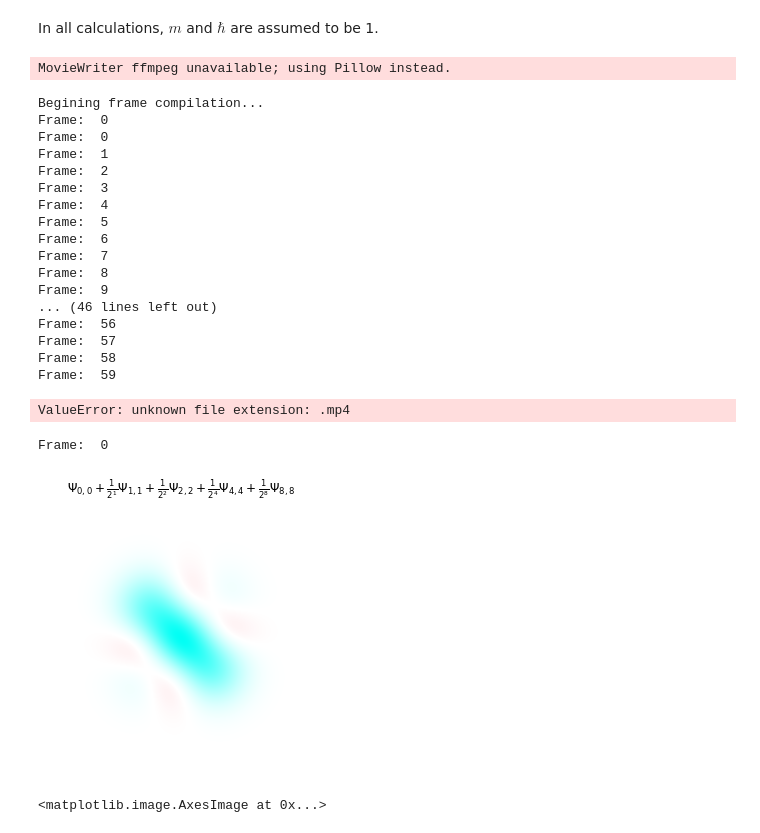
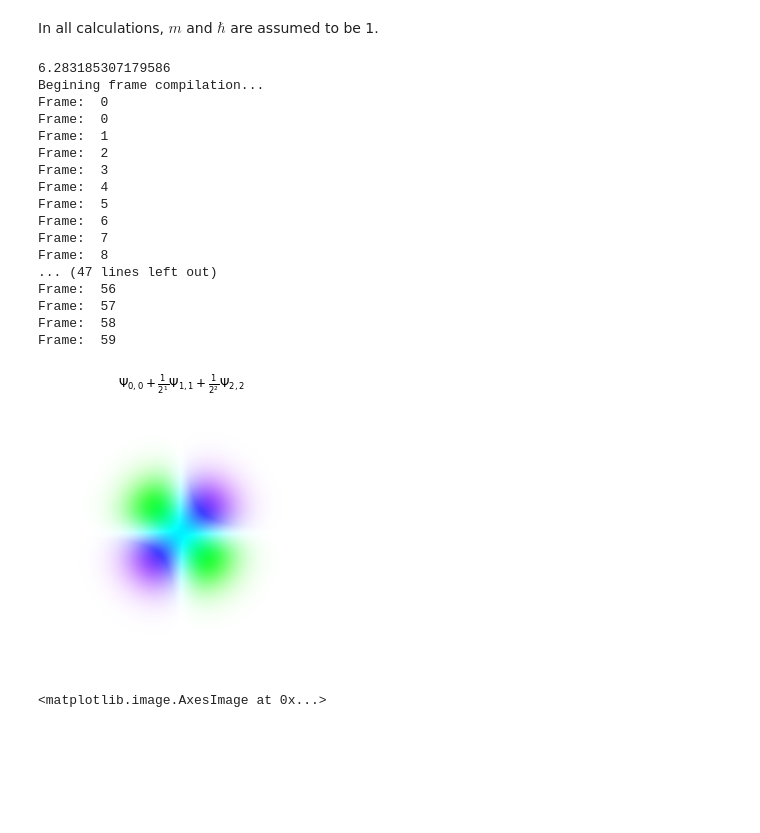
Before and after one commit to Sean-Ericson/WavefunctionPlotting, a Jupyter notebook: Wavefunction_Plotting.ipynb, the cells around one changed output. Saved outputs shown, nothing was run; the diff lists cells and outputs as text; code cells hidden in the pictures; blank space fills up the shorter version.

```diff
--- a/Wavefunction_Plotting.ipynb
+++ b/Wavefunction_Plotting.ipynb
@@ -15,15 +16,7 @@ from functools import reduce
 # %% [markdown]
 In all calculations, $m$ and $\hbar$ are assumed to be 1.
 # %%
-def Superpos_1D(func, x, t, coeff, qn, param=None):
-    param = {} if param is None else param
-    norm = np.linalg.norm(coeff)
-    return np.sum([c * func(x, t, n, **param) for c,n in zip(coeff, qn)], axis=0) / norm
 
-def Superpos_2D(func, x, y, t, coeff, qn, param=None):
-    param = {} if param is None else param
-    norm = np.linalg.norm(coeff)
-    return np.sum([c * func(x, y, t, qn, **param) for c, qn in zip(coeff, qn)], axis=0) / norm
 
 def Superpos_Period(energy_func, qn, param={}, epsilon=1e-5):
     def gcd(a, b):
@@ -561,55 +403,54 @@ plot_options = {
 #Wavefunction_Animation_1D(wavefunc, acc, x_range, t_range, frames, fname, plot_options)
 # %%
 # 2D Harmonic Oscillator
-quantum_numbers = [(0,0), (1,1), (2,2)]
-coeff = [1, 1/2, 1/4]
+quantum_numbers = [(0,0), (1,1)]
+coeff = [1, -1j]
 x_range = [-5,5]
 y_range = x_range
-omegas = (1,2)
-t_range = [0, Superpos_Period(HO_Eigenstate_2D_Energy, quantum_numbers)]
+omegas = (1,1)
+T = HO_Superpos_2D_Period(quantum_numbers)
+print(T)
+t_range = [0, T]
 acc = 1/256
 
 wavefunc = lambda x, y, t: Superpos_2D(HO_Eigenstate_2D, x, y, t, coeff, quantum_numbers)
 plot_options = {
-    "title": r"$\Psi_{0,0} + \frac{1}{2^1}\Psi_{1,1} + \frac{1}{2^2}\Psi_{2,2} + \frac{1}{2^4}\Psi_{4,4} + \frac{1}{2^8}\Psi_{8,8}$",
+    "title": r"$\Psi_{0,0} + \frac{1}{2^1}\Psi_{1,1} + \frac{1}{2^2}\Psi_{2,2}$",
     "axis-on": True,
     "xlabel": r"$x/x_s$",
     "ylabel": r"$y/y_s$",
     "colorbar": True,
     "axis-on": False,
     "figsize-factor": 5,
     "norm_by_frame": True
 }
 anim_options = {
-    "filename": "2D_HO_period_test_global_norm.mp4",
+    "filename": "2D_HO_period_test.mp4",
     "frames": 60,
     "fps": 30,
     "dpi": 200
 }
 
 Wavefunction_Animation_2D_Image(wavefunc, acc, x_range, y_range, t_range, plot_options, anim_options)
 # %% [output]
-MovieWriter ffmpeg unavailable; using Pillow instead.
+6.283185307179586
+Begining frame compilation...
+Frame:  0
+Frame:  0
+Frame:  1
+Frame:  2
+Frame:  3
+Frame:  4
+Frame:  5
+Frame:  6
+Frame:  7
+Frame:  8
+... (47 lines left out)
+Frame:  56
+Frame:  57
+Frame:  58
+Frame:  59
-Begining frame compilation...
-Frame:  0
-Frame:  0
-Frame:  1
-Frame:  2
-Frame:  3
-Frame:  4
-Frame:  5
-Frame:  6
-Frame:  7
-Frame:  8
-Frame:  9
-... (46 lines left out)
-Frame:  56
-Frame:  57
-Frame:  58
-Frame:  59
-ValueError: unknown file extension: .mp4
-Frame:  0
-[figure, old version]
+[figure, new version]
 # %%
 # 1D Harmonic Oscillator Coherent State
 fname = "1D_Coherent_State_Test_9.mp4"
```
Also changed, not shown: parts of 7 cells of this notebook, 3 other files.
